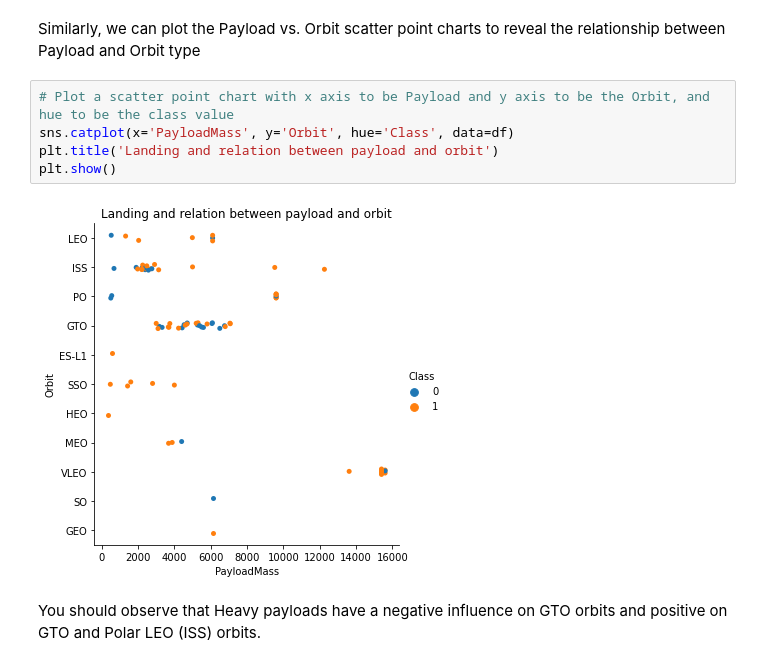
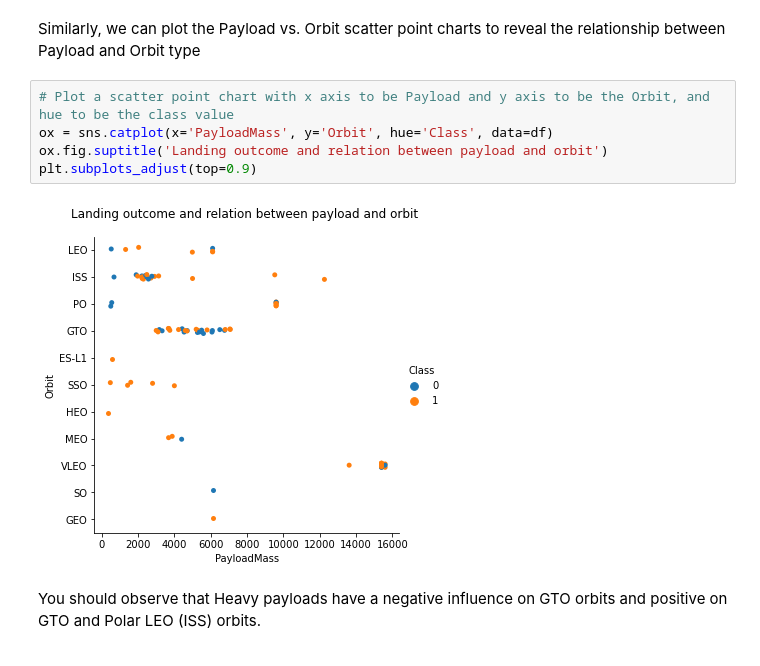
Before and after one commit to Yassine-El-M/test, a Jupyter notebook: EDA with Visualizations.ipynb, the cells around one changed output. Drawn from its saved outputs; the diff is of its cells as text.

```diff
--- a/EDA with Visualizations.ipynb
+++ b/EDA with Visualizations.ipynb
@@ -144,11 +153,11 @@ plt.show()
 Similarly, we can plot the Payload vs. Orbit scatter point charts to reveal the relationship between Payload and Orbit type
 # %%
 # Plot a scatter point chart with x axis to be Payload and y axis to be the Orbit, and hue to be the class value
-sns.catplot(x='PayloadMass', y='Orbit', hue='Class', data=df)
-plt.title('Landing and relation between payload and orbit')
-plt.show()
+ox = sns.catplot(x='PayloadMass', y='Orbit', hue='Class', data=df)
+ox.fig.suptitle('Landing outcome and relation between payload and orbit')
+plt.subplots_adjust(top=0.9)
 # %% [output]
-[figure, old version]
+[figure, new version]
 # %% [markdown]
 You should observe that Heavy payloads have a negative influence on GTO orbits and positive on GTO and Polar LEO (ISS) orbits.
 # %% [markdown]
```
Also changed, not shown: parts of 9 cells of this notebook.
